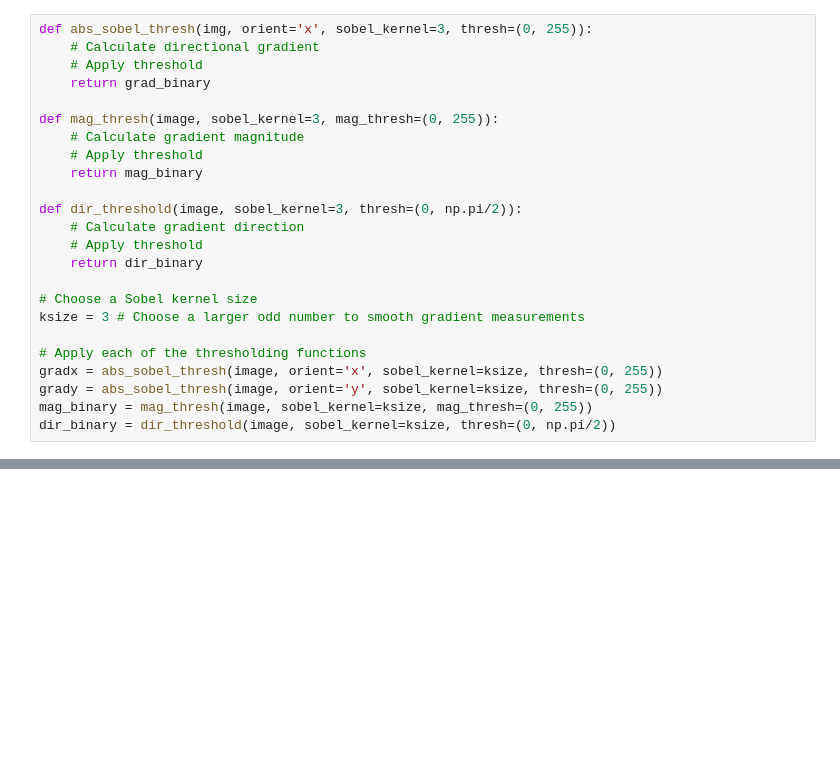
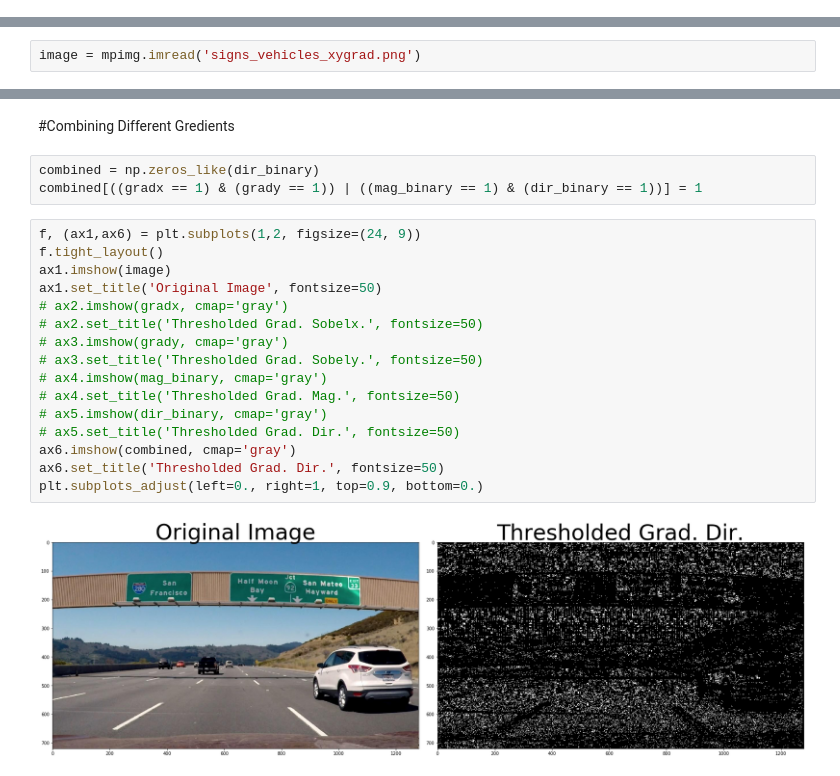
Before and after one commit to bhadreshpsavani/KPIT_Udacity_Demo_Quiz_Noteboook, a Jupyter notebook: DifferentKindofGradientsSDC.ipynb, the cells around one changed output, grey strips where cells are left out. Drawn from its saved outputs; the diff is of its cells as text; blank space fills up the shorter version.

```diff
--- a/DifferentKindofGradientsSDC.ipynb
+++ b/DifferentKindofGradientsSDC.ipynb
@@ -1,26 +1,2 @@
 # %% [markdown]
 <a href="https://colab.research.google.com/github/bhadreshpsavani/KPIT_Udacity_Scholarship/blob/master/DifferentKindofGradientsSDC.ipynb" target="_parent"><img src="https://colab.research.google.com/assets/colab-badge.svg" alt="Open In Colab"/></a>
-# %%
-def abs_sobel_thresh(img, orient='x', sobel_kernel=3, thresh=(0, 255)):
-    # Calculate directional gradient
-    # Apply threshold
-    return grad_binary
-
-def mag_thresh(image, sobel_kernel=3, mag_thresh=(0, 255)):
-    # Calculate gradient magnitude
-    # Apply threshold
-    return mag_binary
-
-def dir_threshold(image, sobel_kernel=3, thresh=(0, np.pi/2)):
-    # Calculate gradient direction
-    # Apply threshold
-    return dir_binary
-
-# Choose a Sobel kernel size
-ksize = 3 # Choose a larger odd number to smooth gradient measurements
-
-# Apply each of the thresholding functions
-gradx = abs_sobel_thresh(image, orient='x', sobel_kernel=ksize, thresh=(0, 255))
-grady = abs_sobel_thresh(image, orient='y', sobel_kernel=ksize, thresh=(0, 255))
-mag_binary = mag_thresh(image, sobel_kernel=ksize, mag_thresh=(0, 255))
-dir_binary = dir_threshold(image, sobel_kernel=ksize, thresh=(0, np.pi/2))
@@ -26,0 +9,2 @@ dir_binary = dir_threshold(image, sobel_kernel=ksize, thresh=(0, np.pi/2))
+# %%
+image = mpimg.imread('signs_vehicles_xygrad.png')
@@ -26,0 +69,23 @@ dir_binary = dir_threshold(image, sobel_kernel=ksize, thresh=(0, np.pi/2))
+# %% [markdown]
+#Combining Different Gredients
+# %%
+combined = np.zeros_like(dir_binary)
+combined[((gradx == 1) & (grady == 1)) | ((mag_binary == 1) & (dir_binary == 1))] = 1
+# %%
+f, (ax1,ax6) = plt.subplots(1,2, figsize=(24, 9))
+f.tight_layout()
+ax1.imshow(image)
+ax1.set_title('Original Image', fontsize=50)
+# ax2.imshow(gradx, cmap='gray')
+# ax2.set_title('Thresholded Grad. Sobelx.', fontsize=50)
+# ax3.imshow(grady, cmap='gray')
+# ax3.set_title('Thresholded Grad. Sobely.', fontsize=50)
+# ax4.imshow(mag_binary, cmap='gray')
+# ax4.set_title('Thresholded Grad. Mag.', fontsize=50)
+# ax5.imshow(dir_binary, cmap='gray')
+# ax5.set_title('Thresholded Grad. Dir.', fontsize=50)
+ax6.imshow(combined, cmap='gray')
+ax6.set_title('Thresholded Grad. Dir.', fontsize=50)
+plt.subplots_adjust(left=0., right=1, top=0.9, bottom=0.)
+# %% [output]
+[figure, added]
```
Also changed, not shown: parts of 2 cells of this notebook.
